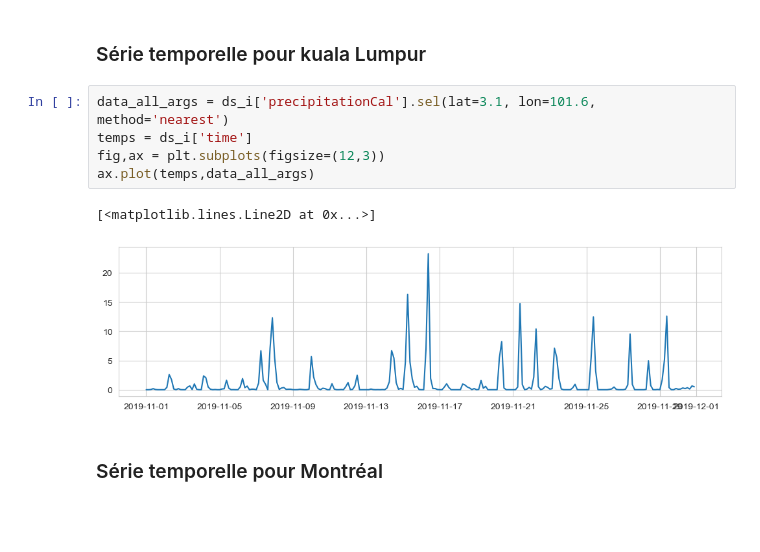
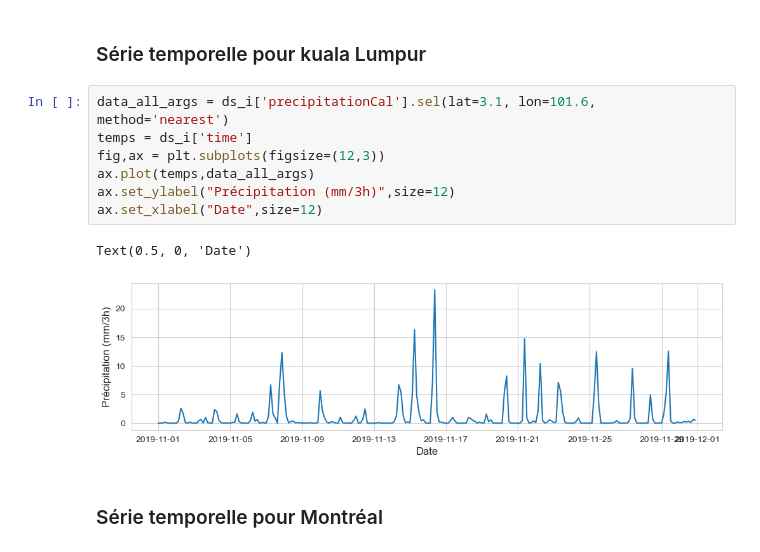
Before and after one commit to Maina-3/laboratoire3, a Jupyter notebook: experience1.ipynb, the cells around one changed output. Drawn from its saved outputs; the diff is of its cells as text; blank space fills up the shorter version.

```diff
--- a/experience1.ipynb
+++ b/experience1.ipynb
@@ -57,10 +38,12 @@ Attributes:
 # %%
 data_all_args = ds_i['precipitationCal'].sel(lat=3.1, lon=101.6, method='nearest')
 temps = ds_i['time']
 fig,ax = plt.subplots(figsize=(12,3))
 ax.plot(temps,data_all_args)
+ax.set_ylabel("Précipitation (mm/3h)",size=12)
+ax.set_xlabel("Date",size=12)
 # %% [output]
-[<matplotlib.lines.Line2D at 0x...>]
+Text(0.5, 0, 'Date')
-[figure, old version]
+[figure, new version]
 # %% [markdown]
 ### Série temporelle pour Montréal
```
Also changed, not shown: parts of 1 cell of this notebook.
